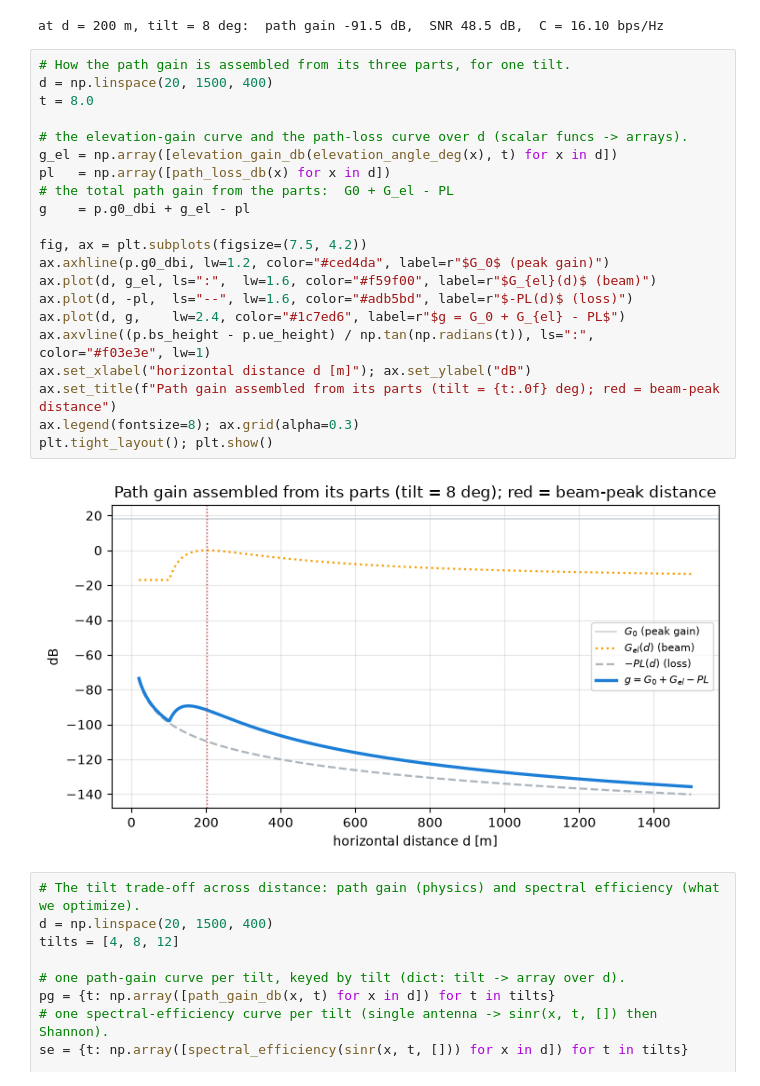
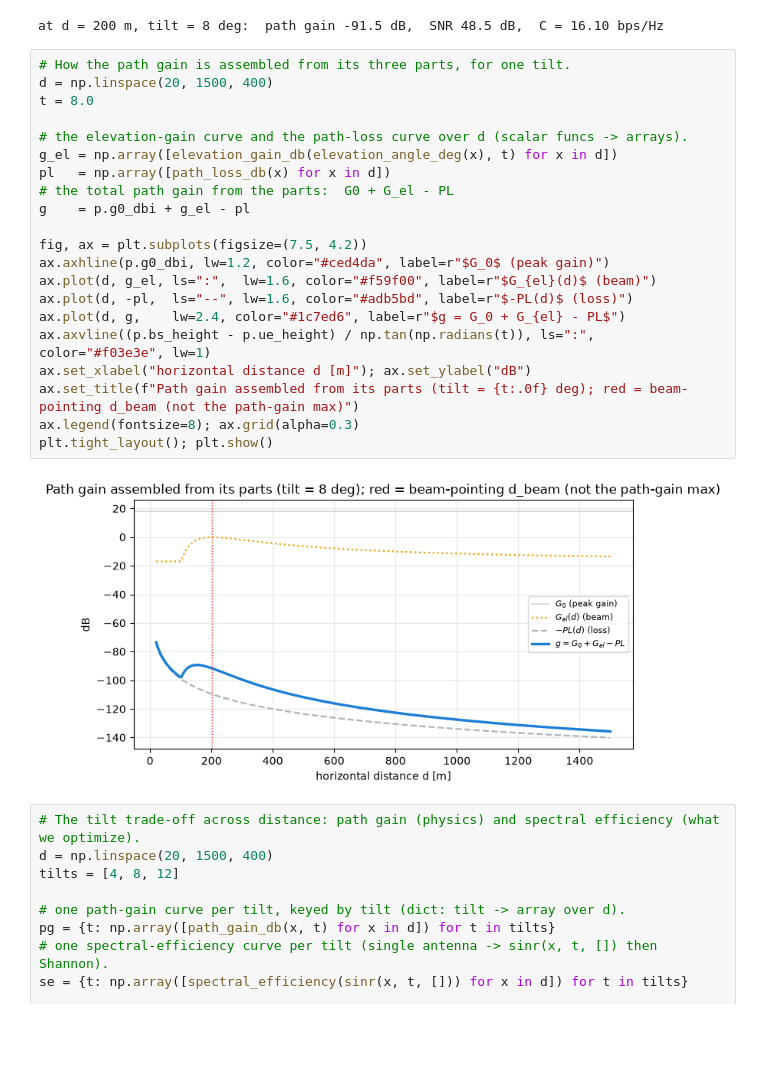
Before and after one commit to Rom5Leo/Telecom_Optimization, a Jupyter notebook: notebooks/antenna_tilt/01_one_antenna.ipynb, the cells around one changed output. Cells and saved outputs as stored; diff of their text form; blank space fills up the shorter version.

Commit message:
1a: d_beam/SNR/SE corrections; §5 electrical-vs-mechanical

```diff
--- a/notebooks/antenna_tilt/01_one_antenna.ipynb
+++ b/notebooks/antenna_tilt/01_one_antenna.ipynb
@@ -307,26 +314,26 @@ at d = 200 m, tilt = 8 deg:  path gain -91.5 dB,  SNR 48.5 dB,  C = 16.10 bps/Hz
 # %%
 # How the path gain is assembled from its three parts, for one tilt.
 d = np.linspace(20, 1500, 400)
 t = 8.0
 
 # the elevation-gain curve and the path-loss curve over d (scalar funcs -> arrays).
 g_el = np.array([elevation_gain_db(elevation_angle_deg(x), t) for x in d])
 pl   = np.array([path_loss_db(x) for x in d])
 # the total path gain from the parts:  G0 + G_el - PL
 g    = p.g0_dbi + g_el - pl
 
 fig, ax = plt.subplots(figsize=(7.5, 4.2))
 ax.axhline(p.g0_dbi, lw=1.2, color="#ced4da", label=r"$G_0$ (peak gain)")
 ax.plot(d, g_el, ls=":",  lw=1.6, color="#f59f00", label=r"$G_{el}(d)$ (beam)")
 ax.plot(d, -pl,  ls="--", lw=1.6, color="#adb5bd", label=r"$-PL(d)$ (loss)")
 ax.plot(d, g,    lw=2.4, color="#1c7ed6", label=r"$g = G_0 + G_{el} - PL$")
 ax.axvline((p.bs_height - p.ue_height) / np.tan(np.radians(t)), ls=":", color="#f03e3e", lw=1)
 ax.set_xlabel("horizontal distance d [m]"); ax.set_ylabel("dB")
-ax.set_title(f"Path gain assembled from its parts (tilt = {t:.0f} deg); red = beam-peak distance")
+ax.set_title(f"Path gain assembled from its parts (tilt = {t:.0f} deg); red = beam-pointing d_beam (not the path-gain max)")
 ax.legend(fontsize=8); ax.grid(alpha=0.3)
 plt.tight_layout(); plt.show()
 # %% [output]
-[figure, old version]
+[figure, new version]
 # %%
 # The tilt trade-off across distance: path gain (physics) and spectral efficiency (what we optimize).
 d = np.linspace(20, 1500, 400)
```
Also changed, not shown: parts of 6 cells of this notebook.
